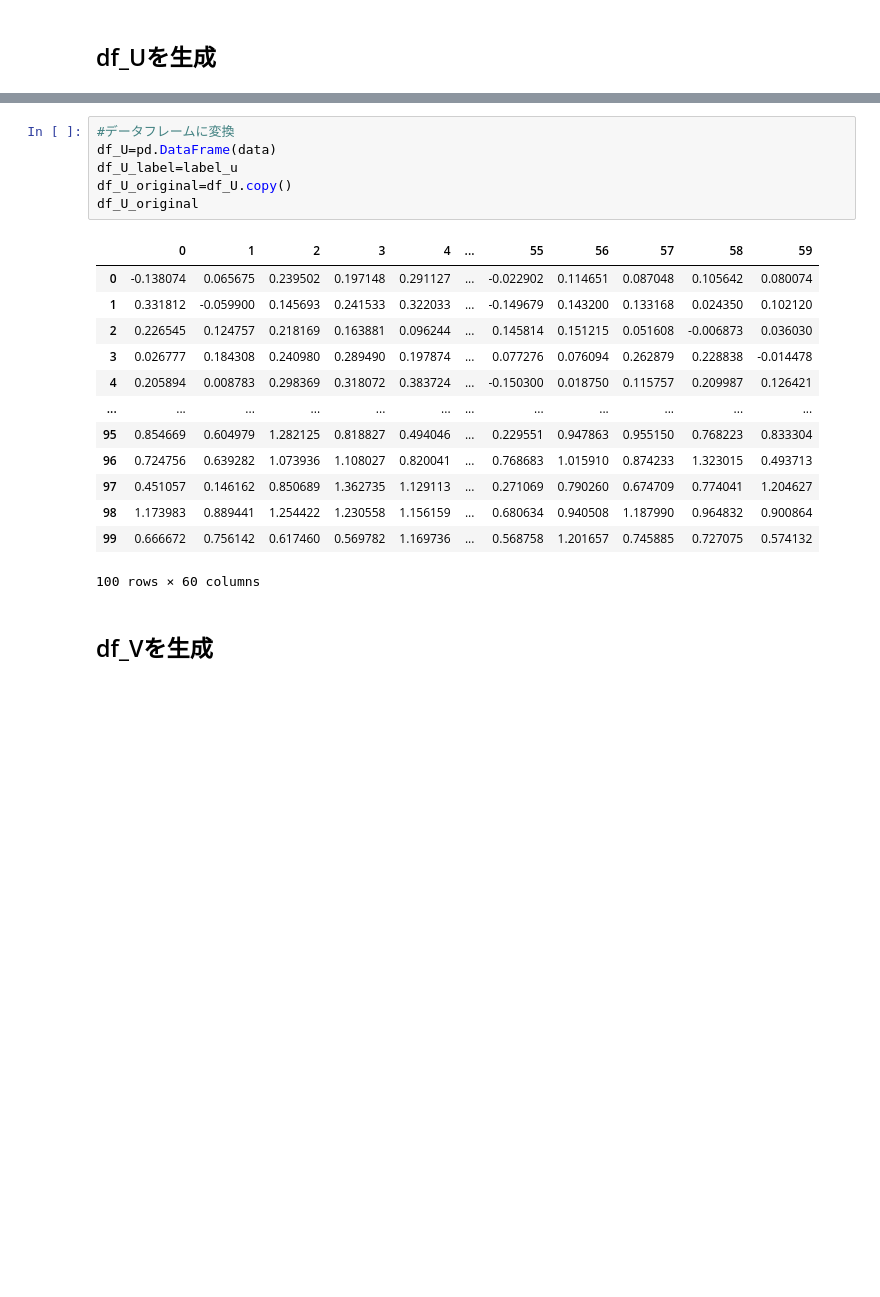
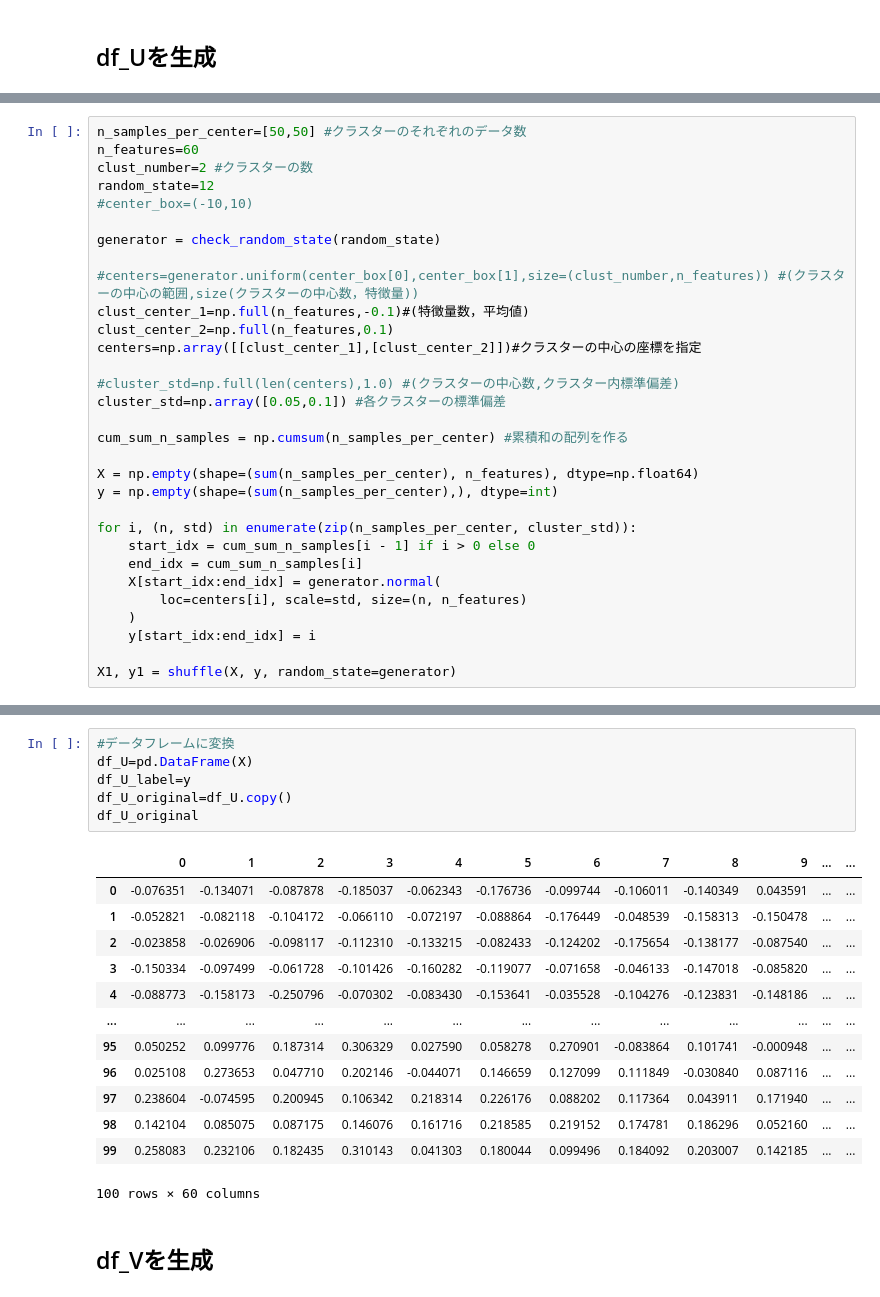
Before and after one commit to Kiyoshi-Inoue/LFACS, a Jupyter notebook: 提案手法1.ipynb, the cells around one changed output, grey strips where cells are left out. Cells and saved outputs as stored; diff of their text form; blank space fills up the shorter version.

```diff
--- a/提案手法1.ipynb
+++ b/提案手法1.ipynb
@@ -514,0 +461,31 @@ Text(0, 0.5, 'Feature 2')
+# %%
+n_samples_per_center=[50,50] #クラスターのそれぞれのデータ数
+n_features=60
+clust_number=2 #クラスターの数
+random_state=12
+#center_box=(-10,10)
+
+generator = check_random_state(random_state)
+
+#centers=generator.uniform(center_box[0],center_box[1],size=(clust_number,n_features)) #(クラスターの中心の範囲,size(クラスターの中心数，特徴量))
+clust_center_1=np.full(n_features,-0.1)#(特徴量数，平均値)
+clust_center_2=np.full(n_features,0.1)
+centers=np.array([[clust_center_1],[clust_center_2]])#クラスターの中心の座標を指定
+
+#cluster_std=np.full(len(centers),1.0) #(クラスターの中心数,クラスター内標準偏差)
+cluster_std=np.array([0.05,0.1]) #各クラスターの標準偏差
+
+cum_sum_n_samples = np.cumsum(n_samples_per_center) #累積和の配列を作る
+
+X = np.empty(shape=(sum(n_samples_per_center), n_features), dtype=np.float64)
+y = np.empty(shape=(sum(n_samples_per_center),), dtype=int)
+
+for i, (n, std) in enumerate(zip(n_samples_per_center, cluster_std)):
+    start_idx = cum_sum_n_samples[i - 1] if i > 0 else 0
+    end_idx = cum_sum_n_samples[i]
+    X[start_idx:end_idx] = generator.normal(
+        loc=centers[i], scale=std, size=(n, n_features)
+    )
+    y[start_idx:end_idx] = i
+
+X1, y1 = shuffle(X, y, random_state=generator)
@@ -515,22 +500,22 @@ Text(0, 0.5, 'Feature 2')
 # %%
 #データフレームに変換
-df_U=pd.DataFrame(data)
-df_U_label=label_u
+df_U=pd.DataFrame(X)
+df_U_label=y
 df_U_original=df_U.copy()
 df_U_original
 # %% [output]
-|  | 0 | 1 | 2 | 3 | 4 | ... | 55 | 56 | 57 | 58 | 59 |
-| 0 | -0.138074 | 0.065675 | 0.239502 | 0.197148 | 0.291127 | ... | -0.022902 | 0.114651 | 0.087048 | 0.105642 | 0.080074 |
-| 1 | 0.331812 | -0.059900 | 0.145693 | 0.241533 | 0.322033 | ... | -0.149679 | 0.143200 | 0.133168 | 0.024350 | 0.102120 |
-| 2 | 0.226545 | 0.124757 | 0.218169 | 0.163881 | 0.096244 | ... | 0.145814 | 0.151215 | 0.051608 | -0.006873 | 0.036030 |
-| 3 | 0.026777 | 0.184308 | 0.240980 | 0.289490 | 0.197874 | ... | 0.077276 | 0.076094 | 0.262879 | 0.228838 | -0.014478 |
-| 4 | 0.205894 | 0.008783 | 0.298369 | 0.318072 | 0.383724 | ... | -0.150300 | 0.018750 | 0.115757 | 0.209987 | 0.126421 |
-| ... | ... | ... | ... | ... | ... | ... | ... | ... | ... | ... | ... |
-| 95 | 0.854669 | 0.604979 | 1.282125 | 0.818827 | 0.494046 | ... | 0.229551 | 0.947863 | 0.955150 | 0.768223 | 0.833304 |
-| 96 | 0.724756 | 0.639282 | 1.073936 | 1.108027 | 0.820041 | ... | 0.768683 | 1.015910 | 0.874233 | 1.323015 | 0.493713 |
-| 97 | 0.451057 | 0.146162 | 0.850689 | 1.362735 | 1.129113 | ... | 0.271069 | 0.790260 | 0.674709 | 0.774041 | 1.204627 |
-| 98 | 1.173983 | 0.889441 | 1.254422 | 1.230558 | 1.156159 | ... | 0.680634 | 0.940508 | 1.187990 | 0.964832 | 0.900864 |
-| 99 | 0.666672 | 0.756142 | 0.617460 | 0.569782 | 1.169736 | ... | 0.568758 | 1.201657 | 0.745885 | 0.727075 | 0.574132 |
+|  | 0 | 1 | 2 | 3 | 4 | 5 | 6 | 7 | 8 | 9 | ... | ... |
+| 0 | -0.076351 | -0.134071 | -0.087878 | -0.185037 | -0.062343 | -0.176736 | -0.099744 | -0.106011 | -0.140349 | 0.043591 | ... | ... |
+| 1 | -0.052821 | -0.082118 | -0.104172 | -0.066110 | -0.072197 | -0.088864 | -0.176449 | -0.048539 | -0.158313 | -0.150478 | ... | ... |
+| 2 | -0.023858 | -0.026906 | -0.098117 | -0.112310 | -0.133215 | -0.082433 | -0.124202 | -0.175654 | -0.138177 | -0.087540 | ... | ... |
+| 3 | -0.150334 | -0.097499 | -0.061728 | -0.101426 | -0.160282 | -0.119077 | -0.071658 | -0.046133 | -0.147018 | -0.085820 | ... | ... |
+| 4 | -0.088773 | -0.158173 | -0.250796 | -0.070302 | -0.083430 | -0.153641 | -0.035528 | -0.104276 | -0.123831 | -0.148186 | ... | ... |
+| ... | ... | ... | ... | ... | ... | ... | ... | ... | ... | ... | ... | ... |
+| 95 | 0.050252 | 0.099776 | 0.187314 | 0.306329 | 0.027590 | 0.058278 | 0.270901 | -0.083864 | 0.101741 | -0.000948 | ... | ... |
+| 96 | 0.025108 | 0.273653 | 0.047710 | 0.202146 | -0.044071 | 0.146659 | 0.127099 | 0.111849 | -0.030840 | 0.087116 | ... | ... |
+| 97 | 0.238604 | -0.074595 | 0.200945 | 0.106342 | 0.218314 | 0.226176 | 0.088202 | 0.117364 | 0.043911 | 0.171940 | ... | ... |
+| 98 | 0.142104 | 0.085075 | 0.087175 | 0.146076 | 0.161716 | 0.218585 | 0.219152 | 0.174781 | 0.186296 | 0.052160 | ... | ... |
+| 99 | 0.258083 | 0.232106 | 0.182435 | 0.310143 | 0.041303 | 0.180044 | 0.099496 | 0.184092 | 0.203007 | 0.142185 | ... | ... |
 100 rows × 60 columns
 # %% [markdown]
 ## df_Vを生成
```
Also changed, not shown: parts of 31 cells of this notebook.
